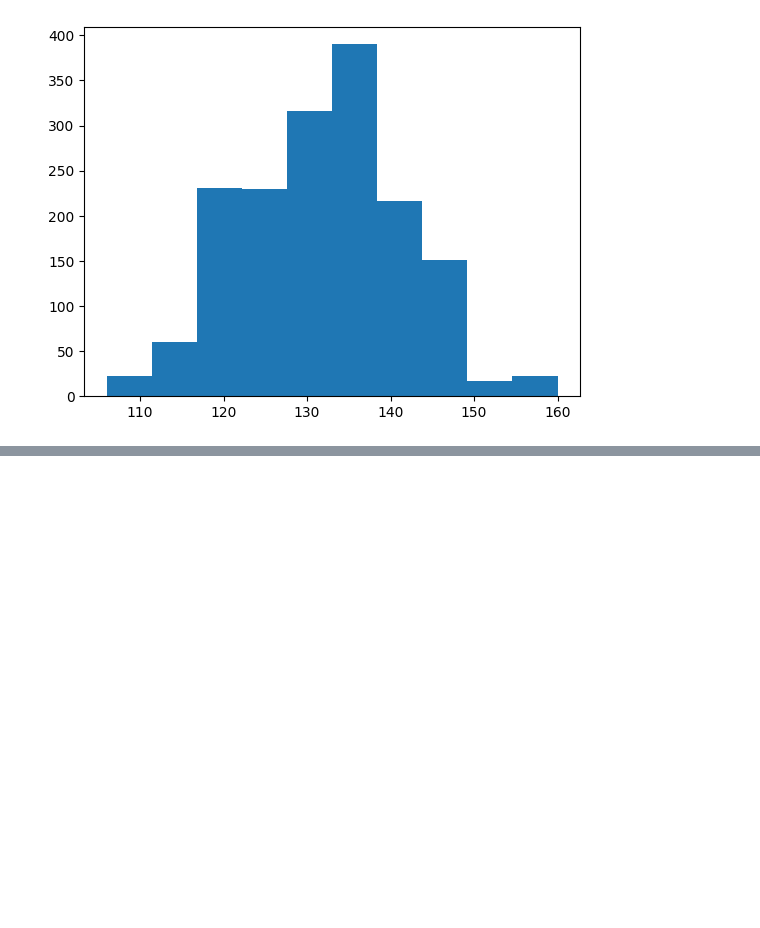
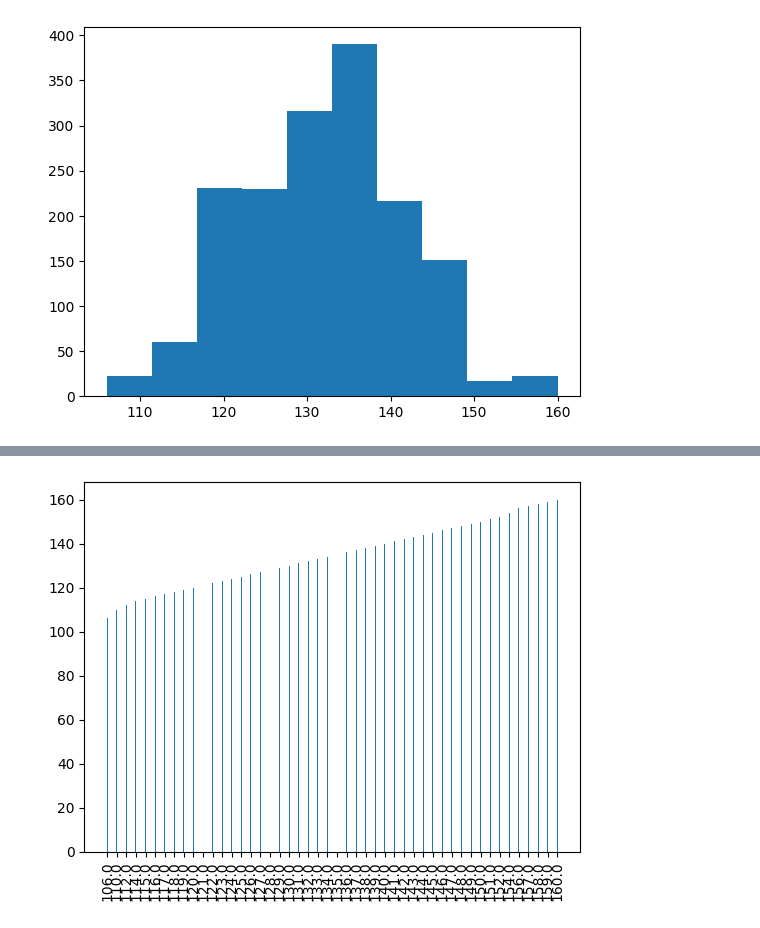
Before and after one commit to v-sadface/v-project, a Jupyter notebook: TCS_Project.ipynb, the cells around one changed output, grey strips where cells are left out. Drawn from its saved outputs; the diff is of its cells as text; code cells hidden in the pictures; blank space fills up the shorter version.

```diff
--- a/TCS_Project.ipynb
+++ b/TCS_Project.ipynb
@@ -159,0 +178,2 @@ X_train, X_test, y_train, y_test = model_selection.train_test_split(
+# %%
+cleaner_data['baseline value str'] = cleaner_data['baseline value'].astype(str)
@@ -159,0 +202,5 @@ X_train, X_test, y_train, y_test = model_selection.train_test_split(
+# %%
+cleaner_data= cleaner_data.sort_values(by=['baseline value str'])
+cleaner_data = cleaner_data.sort_values(by=['baseline value'])
+cleaner_data.tail()
+# ok so this solves my first problem, yay!
@@ -159,0 +214,6 @@ X_train, X_test, y_train, y_test = model_selection.train_test_split(
+# %%
+plt.bar(cleaner_data['baseline value str'], cleaner_data['baseline value'], width=0.1)
+plt.xticks(rotation = 90)
+plt.show()
+# %% [output]
+[figure, added]
```
Also changed, not shown: parts of 63 cells of this notebook.
